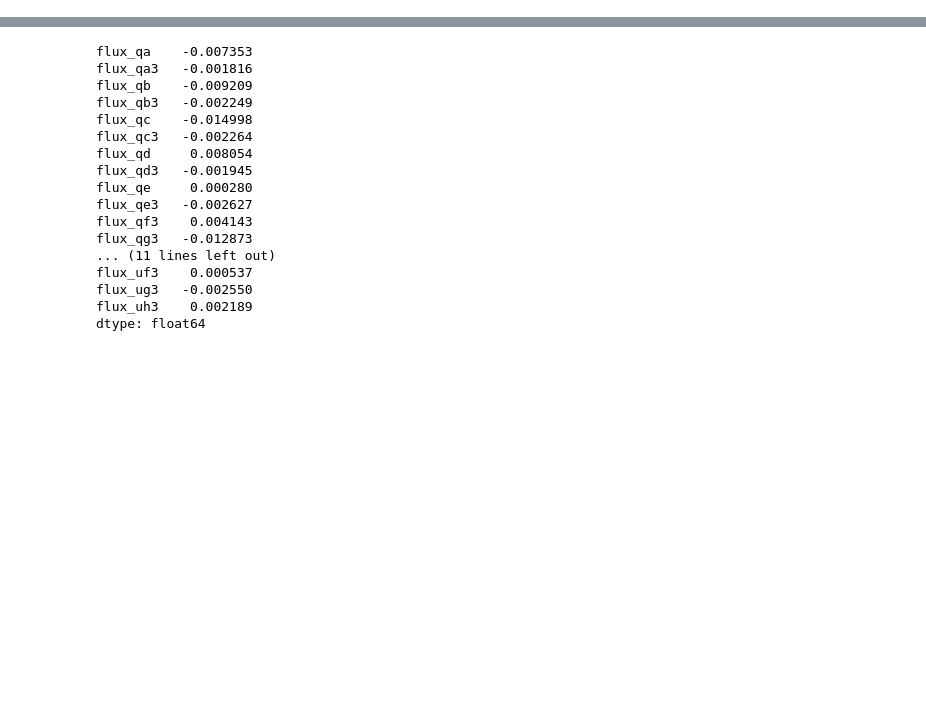
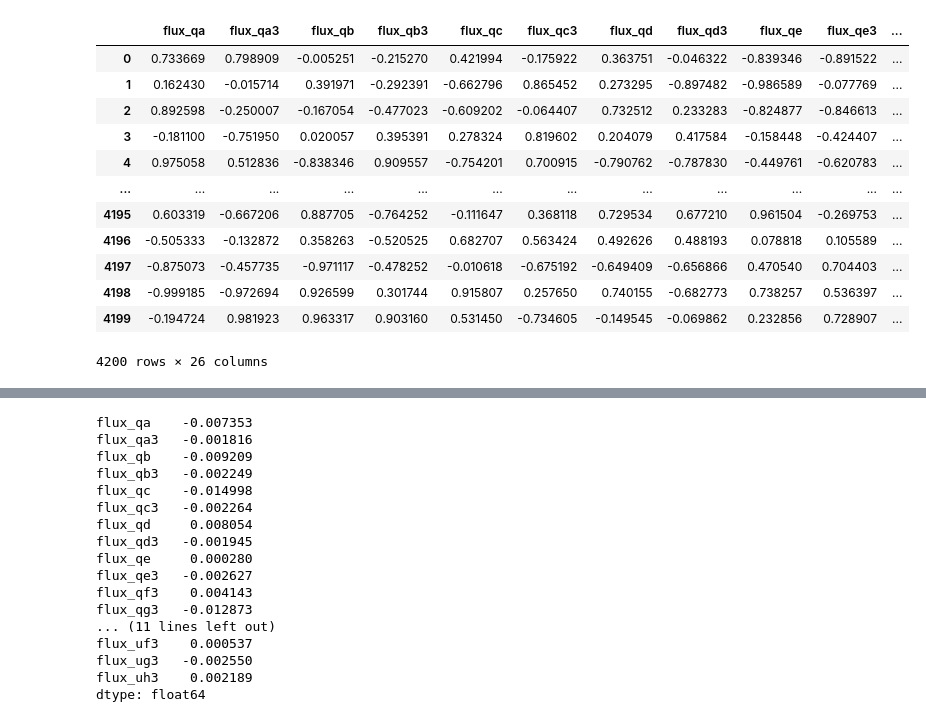
Before and after one commit to rosedlim/tesis_master2, a Jupyter notebook: code.ipynb, the cells around one changed output, grey strips where cells are left out. Saved outputs shown, nothing was run; the diff lists cells and outputs as text; code cells hidden in the pictures; blank space fills up the shorter version.

```diff
--- a/code.ipynb
+++ b/code.ipynb
@@ -15,20 +19,25 @@ os.chdir(path)
 # %%
-path = '/home/rosa/Escritorio/datos_tesis/espectros/datos/ciencia1/dat'
-os.chdir(path)
-filenames = sorted(glob.glob('*.dat'))
+# esto es lo que estaba antes, pero mas corto
+#os.chdir(path)
 datos = pd.DataFrame()
-for i,f in zip(range(0,len(filenames)),filenames):
-    if f[0] == 'q':
-        if f[3:4]!= '.':
-            data=pd.read_csv(f, header=None,delimiter=r"\s+",names = ["λ","flux"])
-            datos['λ_'+f[0:1]+f[2:4]], datos['flux_'+f[0:1]+f[2:4]] = data['λ'], data['flux']
-        else:
-            data=pd.read_csv(f, header=None,delimiter=r"\s+",names = ["λ","flux"])
-            datos['λ_'+f[0:1]+f[2:3]], datos['flux_'+f[0:1]+f[2:3]] = data['λ'], data['flux']
-    elif f[0] == 'u':
-        if f[3:4]!= '.':
-            data=pd.read_csv(f, header=None,delimiter=r"\s+",names = ["λ","flux"])
-            datos['λ_'+f[0:1]+f[2:4]], datos['flux_'+f[0:1]+f[2:4]] = data['λ'], data['flux']
-        else:
-            data=pd.read_csv(f, header=None,delimiter=r"\s+",names = ["λ","flux"])
-            datos['λ_'+f[0:1]+f[2:3]], datos['flux_'+f[0:1]+f[2:3]] = data['λ'], data['flux']
+for filename in filenames:
+    data = pd.read_csv(filename, header=None,delimiter=r"\s+",names = ["λ","flux"])
+    name = ''.join(filename.split('_'))
+    name = ''.join(name.split('.')[0:-1])
+    datos[[f'λ_{name}',f'flux_{name}']] = data[['λ','flux']]
+# %%
+datos.filter(regex='flux')
+# %% [output]
+|  | flux_qa | flux_qa3 | flux_qb | flux_qb3 | flux_qc | flux_qc3 | flux_qd | flux_qd3 | flux_qe | flux_qe3 | ... |
+| 0 | 0.733669 | 0.798909 | -0.005251 | -0.215270 | 0.421994 | -0.175922 | 0.363751 | -0.046322 | -0.839346 | -0.891522 | ... |
+| 1 | 0.162430 | -0.015714 | 0.391971 | -0.292391 | -0.662796 | 0.865452 | 0.273295 | -0.897482 | -0.986589 | -0.077769 | ... |
+| 2 | 0.892598 | -0.250007 | -0.167054 | -0.477023 | -0.609202 | -0.064407 | 0.732512 | 0.233283 | -0.824877 | -0.846613 | ... |
+| 3 | -0.181100 | -0.751950 | 0.020057 | 0.395391 | 0.278324 | 0.819602 | 0.204079 | 0.417584 | -0.158448 | -0.424407 | ... |
+| 4 | 0.975058 | 0.512836 | -0.838346 | 0.909557 | -0.754201 | 0.700915 | -0.790762 | -0.787830 | -0.449761 | -0.620783 | ... |
+| ... | ... | ... | ... | ... | ... | ... | ... | ... | ... | ... | ... |
+| 4195 | 0.603319 | -0.667206 | 0.887705 | -0.764252 | -0.111647 | 0.368118 | 0.729534 | 0.677210 | 0.961504 | -0.269753 | ... |
+| 4196 | -0.505333 | -0.132872 | 0.358263 | -0.520525 | 0.682707 | 0.563424 | 0.492626 | 0.488193 | 0.078818 | 0.105589 | ... |
+| 4197 | -0.875073 | -0.457735 | -0.971117 | -0.478252 | -0.010618 | -0.675192 | -0.649409 | -0.656866 | 0.470540 | 0.704403 | ... |
+| 4198 | -0.999185 | -0.972694 | 0.926599 | 0.301744 | 0.915807 | 0.257650 | 0.740155 | -0.682773 | 0.738257 | 0.536397 | ... |
+| 4199 | -0.194724 | 0.981923 | 0.963317 | 0.903160 | 0.531450 | -0.734605 | -0.149545 | -0.069862 | 0.232856 | 0.728907 | ... |
+4200 rows × 26 columns
```
Also changed, not shown: parts of 11 cells of this notebook.
